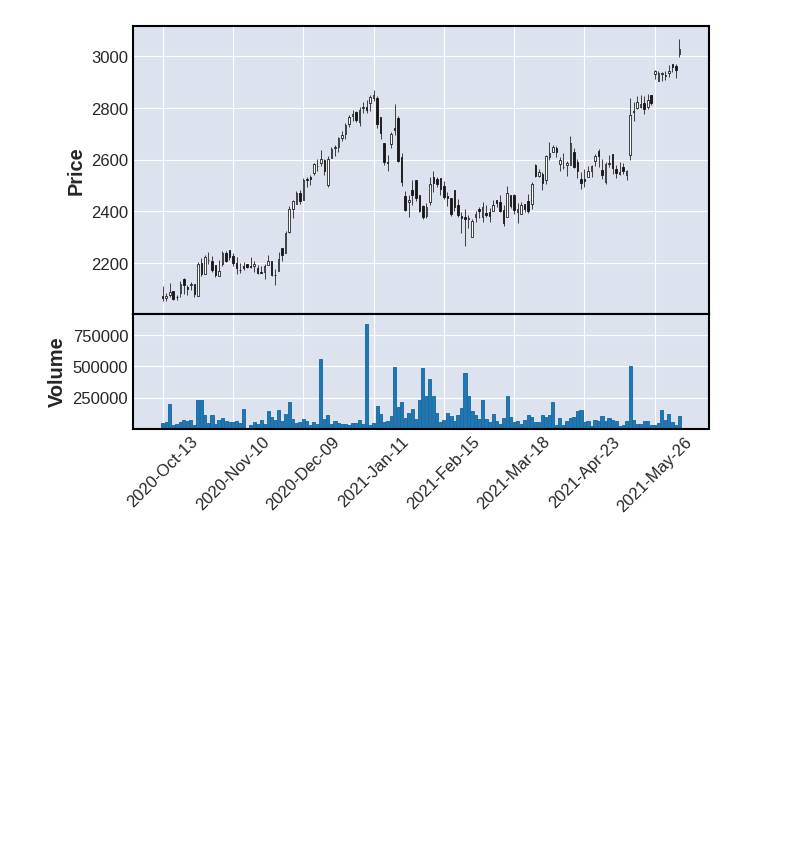
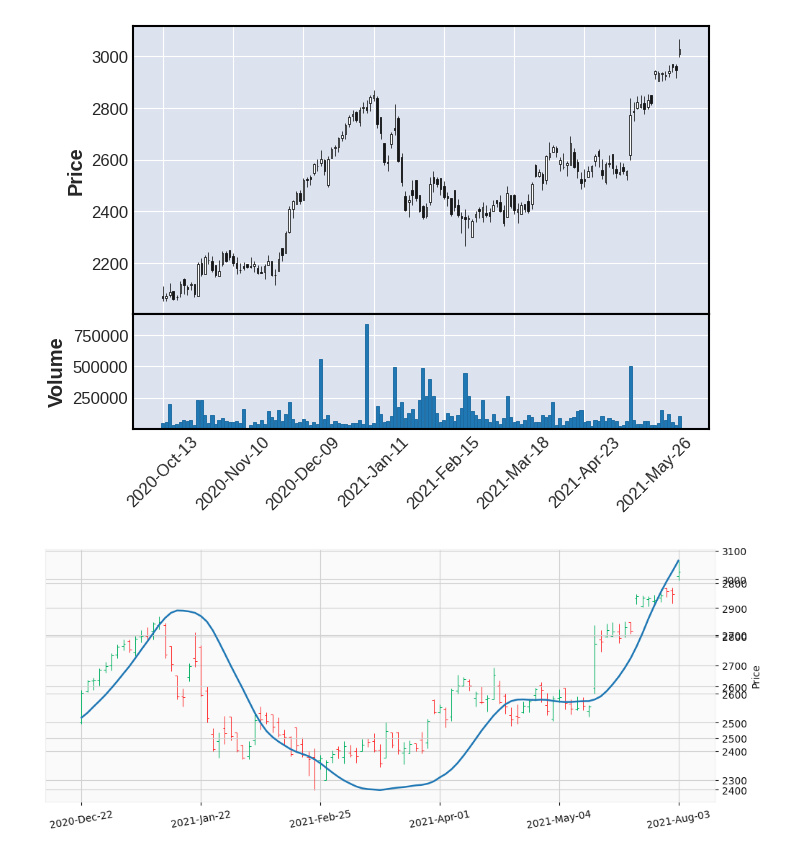
Before and after one commit to anshulthakur/experimental, a Jupyter notebook: analytics/stocks/Stocks Visualization.ipynb, the cells around one changed output. Drawn from its saved outputs; the diff is of its cells as text; code cells hidden in the pictures; blank space fills up the shorter version.

```diff
--- a/analytics/stocks/Stocks Visualization.ipynb
+++ b/analytics/stocks/Stocks Visualization.ipynb
@@ -183,0 +194,27 @@ df.dropna(inplace=True)
+# %%
+#Compute EMA of SMA
+sma = df['Close'].rolling(10).mean()
+df['EMA_SMA']= sma.ewm(alpha=0.2).mean()
+df.dropna(inplace=True)
+# %%
+def plot_composite(df):
+    fig = mpf.figure(style='yahoo', figsize=(12,10))
+    ax1 = fig.add_subplot(2,1,1)
+    ax2 = ax1.twinx()
+    ap = mpf.make_addplot(df['EMA_SMA'],ax=ax2)
+    mpf.plot(df,ax=ax1, addplot=ap,xrotation=10)
+    fig.show()
+
+    #fig, ax = plt.subplots()
+    #candlestick_ohlc(ax,df.values,width=0.6, \
+    #                   colorup='green', colordown='red', alpha=0.8)
+    #date_format = mpl_dates.DateFormatter('%d %b %Y')
+    #ax.xaxis.set_major_formatter(date_format)
+    #fig.autofmt_xdate()
+    #fig.tight_layout()
+    #plt.plot()
+    #fig.show()
+
+plot_composite(df)
+# %% [output]
+[figure, added]
```
Also changed, not shown: parts of 10 cells of this notebook.
